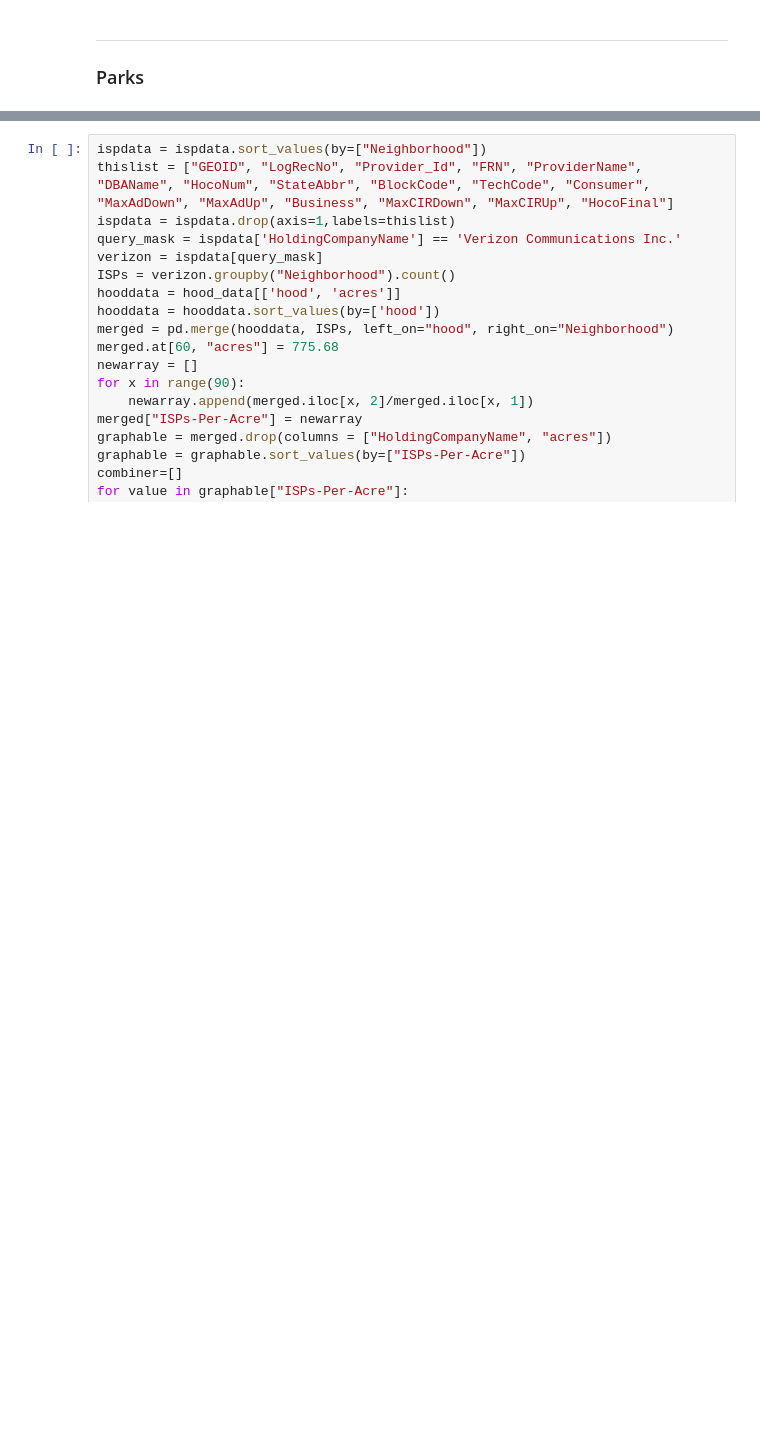
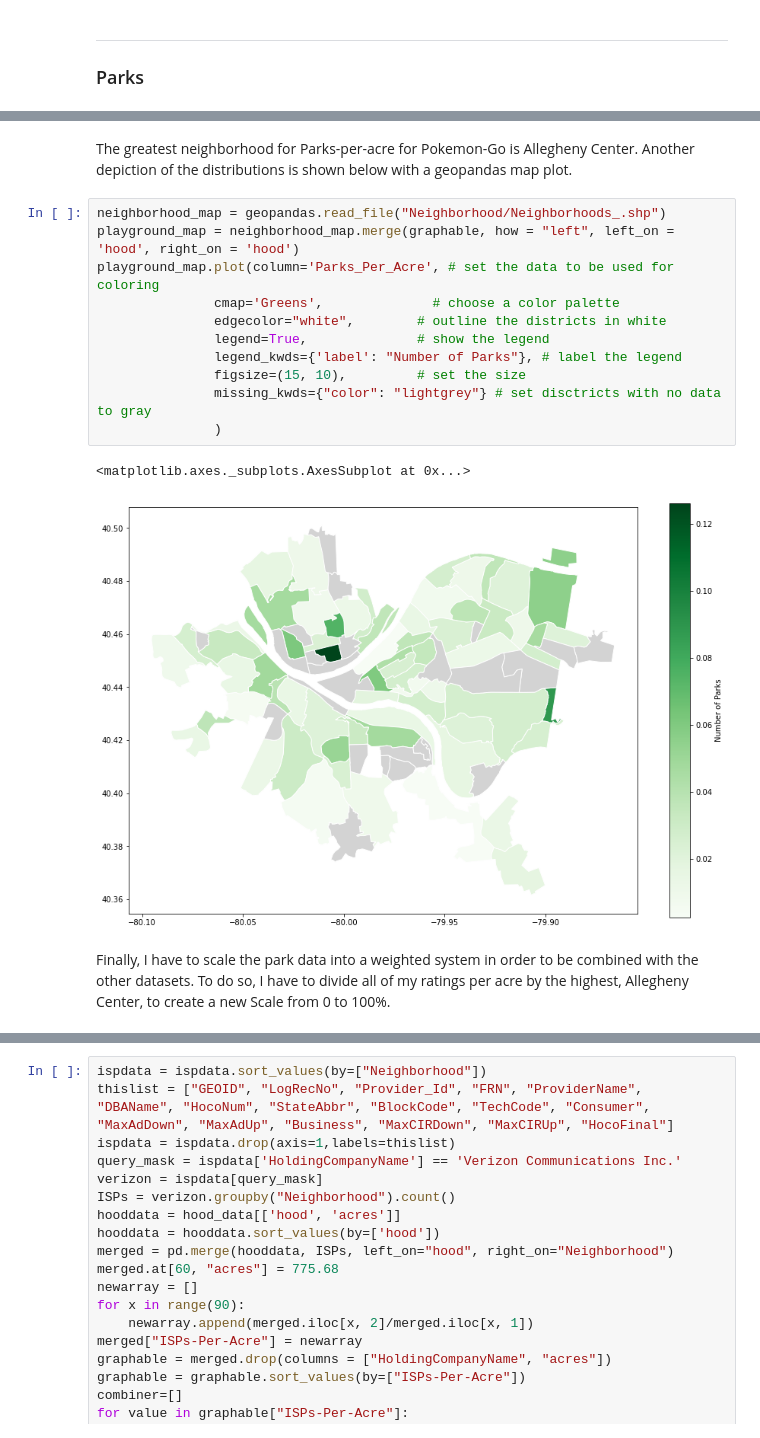
Before and after one commit to durigon-sam/Final-Project, a Jupyter notebook: Final.ipynb, the cells around one changed output, grey strips where cells are left out. Saved outputs shown, nothing was run; the diff lists cells and outputs as text; blank space fills up the shorter version.

```diff
--- a/Final.ipynb
+++ b/Final.ipynb
@@ -132,0 +136,18 @@ dropped_graphable = dropped_graphable.sort_values(by=["hood"])
+# %% [markdown]
+The greatest neighborhood for Parks-per-acre for Pokemon-Go is Allegheny Center. Another depiction of the distributions is shown below with a geopandas map plot.
+# %%
+neighborhood_map = geopandas.read_file("Neighborhood/Neighborhoods_.shp")
+playground_map = neighborhood_map.merge(graphable, how = "left", left_on = 'hood', right_on = 'hood')
+playground_map.plot(column='Parks_Per_Acre', # set the data to be used for coloring
+               cmap='Greens',              # choose a color palette
+               edgecolor="white",        # outline the districts in white
+               legend=True,              # show the legend
+               legend_kwds={'label': "Number of Parks"}, # label the legend
+               figsize=(15, 10),         # set the size
+               missing_kwds={"color": "lightgrey"} # set disctricts with no data to gray
+               )
+# %% [output]
+<matplotlib.axes._subplots.AxesSubplot at 0x...>
+[figure, added]
+# %% [markdown]
+Finally, I have to scale the park data into a weighted system in order to be combined with the other datasets. To do so, I have to divide all of my ratings per acre by the highest, Allegheny Center, to create a new Scale from 0 to 100%.
```
Also changed, not shown: parts of 7 cells of this notebook.
